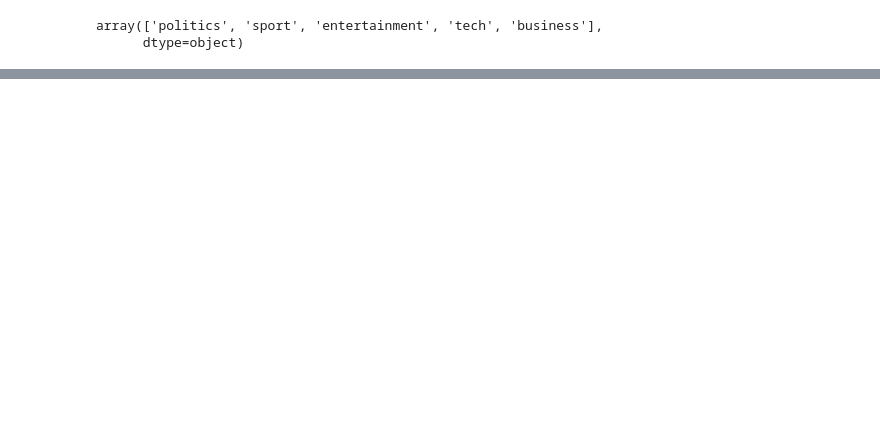
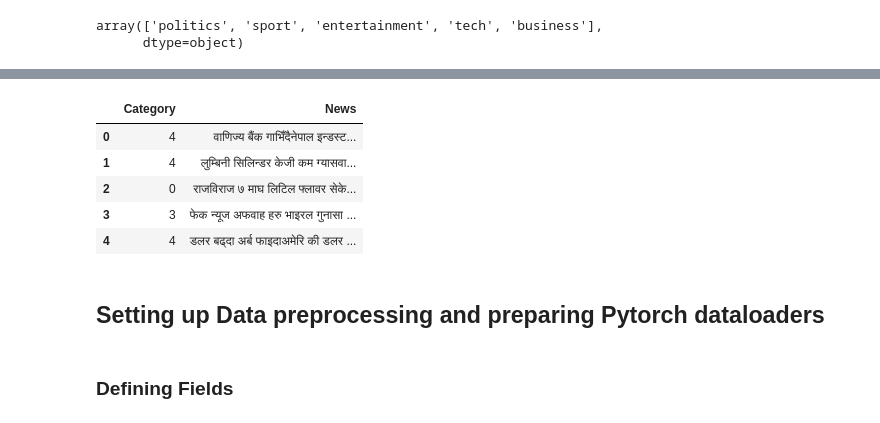
Before and after one commit to asfkfjhe/Nepali-News-Classification, a Jupyter notebook: index.ipynb, the cells around one changed output, grey strips where cells are left out. Drawn from its saved outputs; the diff is of its cells as text; code cells hidden in the pictures; blank space fills up the shorter version.

Commit message:
Train model

```diff
--- a/index.ipynb
+++ b/index.ipynb
@@ -532,0 +31,9 @@ KeyError: "Key 'समाज' not present"
+# %%
+cats = {
+    'politics' : 0,
+    'sport' : 1,
+    'entertainment' : 2,
+    'tech' : 3,
+    'business': 4
+
+}
@@ -532,0 +70,22 @@ KeyError: "Key 'समाज' not present"
+# %%
+%%time
+from sklearn.model_selection import train_test_split
+
+x = dataset['News']
+y = dataset['Category']
+
+train_x, _, train_y, _ = train_test_split(x, y, stratify=y, test_size=0.95)
+
+# clean the text
+train_x = train_x.apply(lambda x: clean_and_tokenize(str(x)))
+
+# convert the categories to ids
+train_y = train_y.apply(lambda x: cats[x])
+
+# first split the train dataset into (train, rest) set
+train_x, rest_x, train_y, rest_y = train_test_split(train_x, train_y, stratify=train_y, test_size=0.2, random_state=747)
+
+# then split the rest into (test, valid) set
+test_x, valid_x, test_y, valid_y = train_test_split(rest_x, rest_y, stratify=rest_y, test_size=0.5, random_state=747)
+print(len(train_x))
+print(len(test_y), len(valid_y), len(train_y))
@@ -532,0 +100,8 @@ KeyError: "Key 'समाज' not present"
+# %%
+train_df = pd.concat([train_x, train_y], axis=1).reset_index()[['Category', 'News']]
+test_df = pd.concat([test_x, test_y], axis=1).reset_index()[['Category', 'News']]
+valid_df = pd.concat([valid_x, valid_y], axis=1).reset_index()[['Category', 'News']]
+
+train_df.to_csv('train.csv', header=['classlabel', 'content'], encoding='utf-8', index=False)
+test_df.to_csv('test.csv', header=['classlabel', 'content'], encoding='utf-8', index=False)
+valid_df.to_csv('valid.csv', header=['classlabel', 'content'], encoding='utf-8', index=False)
@@ -532,0 +119,11 @@ KeyError: "Key 'समाज' not present"
+# %%
+train_df.head()
+# %% [output]
+|  | Category | News |
+| 0 | 4 | वाणिज्य बैंक गाभिँदैनेपाल इन्डस्ट... |
+| 1 | 4 | लुम्बिनी सिलिन्डर केजी कम ग्यासवा... |
+| 2 | 0 | ﻿राजविराज ७ माघ लिटिल फ्लावर सेके... |
+| 3 | 3 | फेक न्यूज अफवाह हरु भाइरल गुनासा ... |
+| 4 | 4 | डलर बढ्दा अर्ब फाइदाअमेरि की डलर ... |
+# %% [markdown]
+## Setting up Data preprocessing and preparing Pytorch dataloaders
@@ -532,0 +157,2 @@ KeyError: "Key 'समाज' not present"
+# %% [markdown]
+### Defining Fields
```
Also changed, not shown: parts of 132 cells of this notebook, 11 other files.
